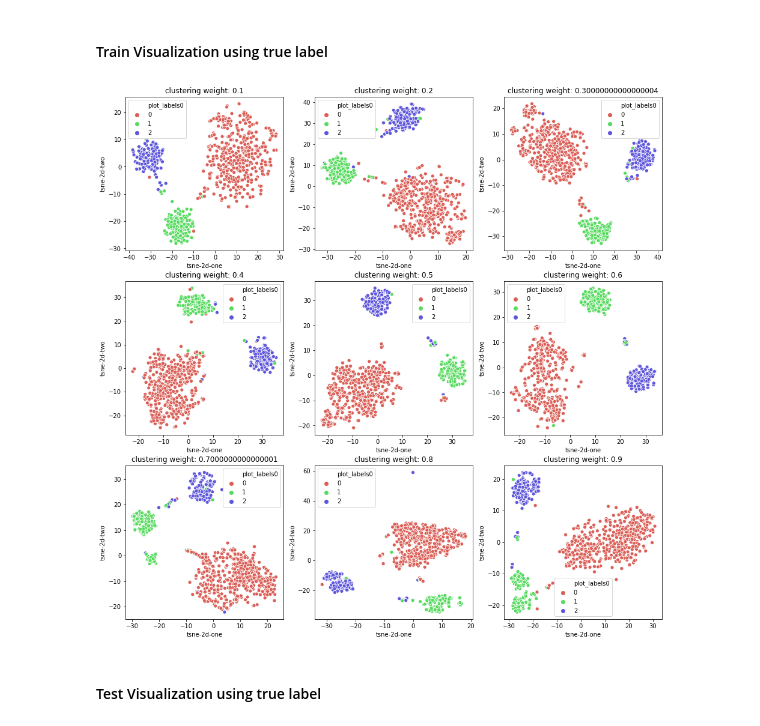
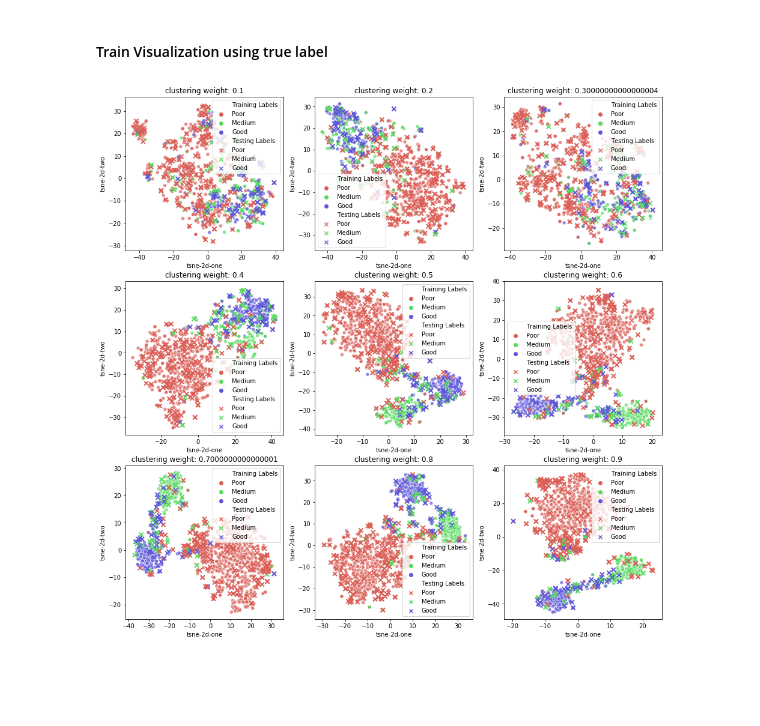
Before and after one commit to chembed/DeepChEmbed, a Jupyter notebook: deepchembed/notebook_scripts/supervised_dce_MACCSkeys.ipynb, the cells around one changed output. Drawn from its saved outputs; the diff is of its cells as text; code cells hidden in the pictures; blank space fills up the shorter version.

```diff
--- a/deepchembed/notebook_scripts/supervised_dce_MACCSkeys.ipynb
+++ b/deepchembed/notebook_scripts/supervised_dce_MACCSkeys.ipynb
@@ -349,9 +352,13 @@ fig, ax =plt.subplots(3,3,figsize=(16,16))
 for i in range(9):
     row_i = int(i/3)
     column_j = i % 3
-    utilities.tsne_2d_visulization(input_feat=train_hidden_feats[i],
-                                   plot_labels=y_train,
-                                   verbose=0,
-                                   ax=ax[row_i][column_j])
+    utilities.tsne_2d_visulization_test_and_train(
+        train_feat=train_hidden_feats[i],
+        train_labels=y_train,
+        test_feat=test_hidden_feats[i],
+        test_labels=y_test,
+        labels=['Non-Biodegradable', 'Biodegradable'],
+        verbose=0,
+        ax=ax[row_i][column_j])
     ax[row_i][column_j].set_title('clustering weight: ' + str(cl_weights[i]))
 # %% [output]
@@ -361,11 +365,0 @@ for i in range(9):
-# %%
-fig, ax =plt.subplots(3,3,figsize=(16,16))
-
-for i in range(9):
-    row_i = int(i/3)
-    column_j = i % 3
-    utilities.tsne_2d_visulization(input_feat=test_hidden_feats[i],
-                                   plot_labels=y_test,
-                                   verbose=0,
-                                   ax=ax[row_i][column_j])
-    ax[row_i][column_j].set_title('clustering weight: ' + str(cl_weights[i]))
@@ -498,4 +490,4 @@ from dimreducer import DeepAutoEncoder as DAE
 dims =[167,100,50]
 autoencoder = DAE(dims, act='relu')
 autoencoder.build_model(norm=False)
-history = autoencoder.train_model(fps, loss="binary_crossentropy", verbose=0, epochs=50)
+history = autoencoder.train_model(fps, loss="binary_crossentropy", verbose=0, epochs=75)
@@ -534,7 +569,7 @@ accuracy_score(y_test_ae, y_pred_ae)
 # %% [markdown]
 ## co-optimized
 # %%
-autoencoder_dims = [167, 80, 40]
+autoencoder_dims = [167, 120, 60]
 dce = DCE(autoencoder_dims, n_clusters=3, update_interval=20)
 cl_weights = np.arange(0.1, 1, 0.1)
 train_loss = []
@@ -549,8 +584,8 @@ for cl_weight in cl_weights:
     print('Start to train model with cluster weight: ' + str(cl_weight))
     train_loss_i, test_loss_i = dce.train_model(data_train=X_train, labels_train=y_train,
                                                 data_test=X_test, labels_test=y_test,
-                                                clustering_loss='kld', decoder_loss='mse',
-                                                verbose=0,clustering_loss_weight=cl_weight)
+                                                clustering_loss='kld', decoder_loss='binary_crossentropy',
+                                                verbose=0,clustering_loss_weight=cl_weight, decay = 1e-5)
     train_loss.append(train_loss_i)
     test_loss.append(test_loss_i)
 
@@ -642,15 +677,17 @@ Text(0.5, 1.0, 'Test fowlkes_mallows_score')
 # %%
 fig, ax =plt.subplots(3,3,figsize=(16,16))
 
 for i in range(9):
     row_i = int(i/3)
     column_j = i % 3
-    utilities.tsne_2d_visulization(input_feat=train_hidden_feats[i],
-                                   plot_labels=y_train,
-                                   verbose=0,
-                                   ax=ax[row_i][column_j])
+    utilities.tsne_2d_visulization_test_and_train(
+        train_feat=train_hidden_feats[i],
+        train_labels=y_train,
+        test_feat=test_hidden_feats[i],
+        test_labels=y_test,
+        labels=['Poor', 'Medium','Good'],
+        verbose=0,
+        ax=ax[row_i][column_j])
     ax[row_i][column_j].set_title('clustering weight: ' + str(cl_weights[i]))
 # %% [output]
-[figure, old version]
+[figure, new version]
-# %% [markdown]
-#### Test Visualization using true label
```
Also changed, not shown: parts of 27 cells of this notebook.
